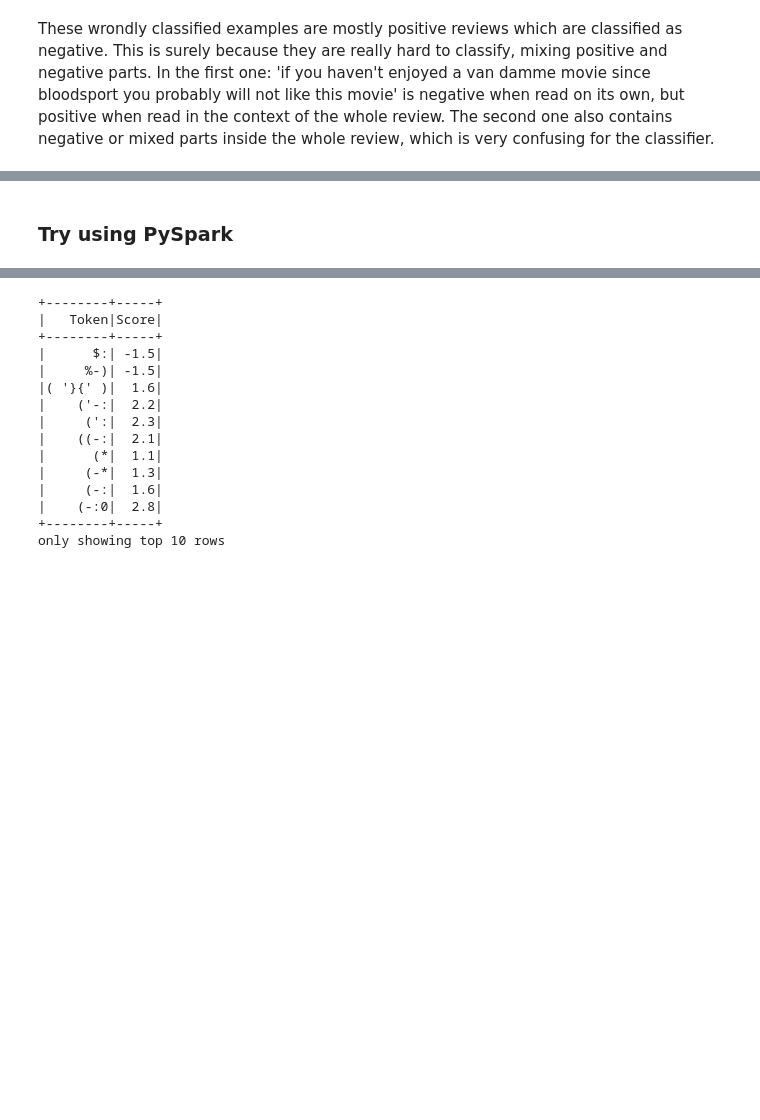
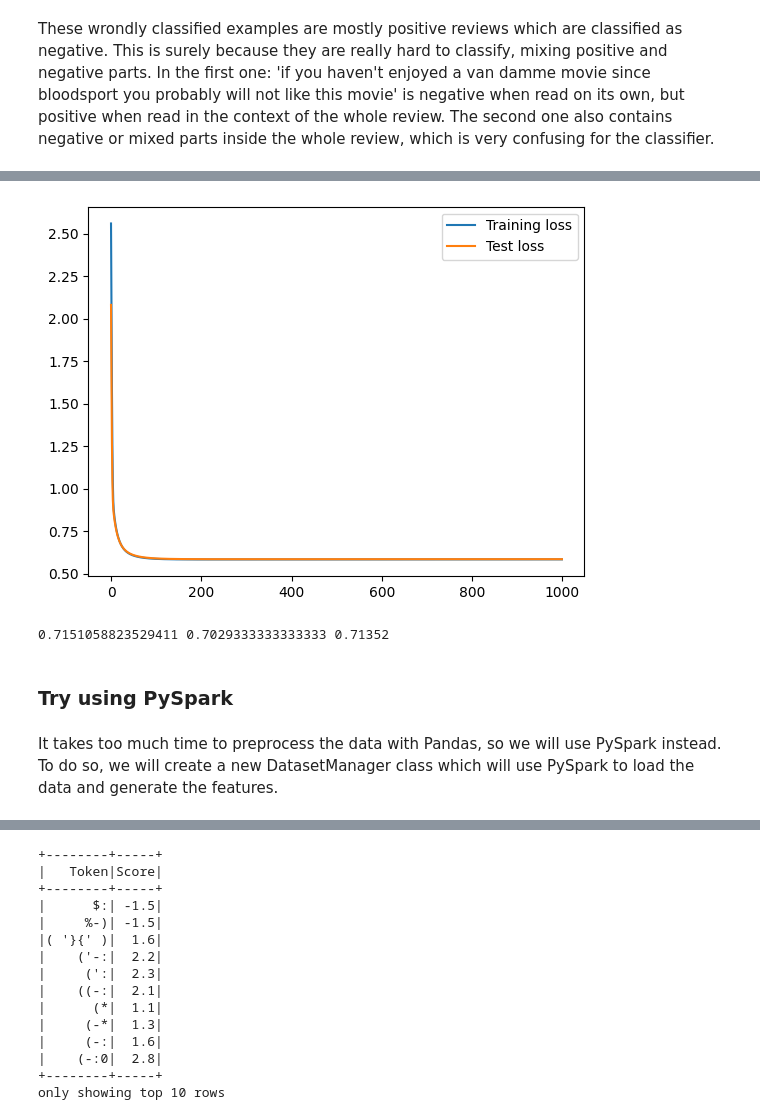
Before and after one commit to QuentinFISCH/nlp1-lab2, a Jupyter notebook: lab03/lab03.ipynb, the cells around one changed output, grey strips where cells are left out. Saved outputs shown, nothing was run; the diff lists cells and outputs as text; code cells hidden in the pictures; blank space fills up the shorter version.

```diff
--- a/lab03/lab03.ipynb
+++ b/lab03/lab03.ipynb
@@ -374,0 +717,8 @@ These wrondly classified examples are mostly positive reviews which are classifi
+# %%
+# reinitialize the model
+model = LinearRegression(6, 1)
+criterion = nn.BCEWithLogitsLoss()
+optimizer = torch.optim.SGD(model.parameters(), lr=0.01, weight_decay=0.5)
+
+classifier = ClassifierWrapper(model, criterion, optimizer, imdb_dataset)
+classifier.fit()
@@ -375,5 +736,22 @@ These wrondly classified examples are mostly positive reviews which are classifi
+# %%
+classifier.plot_losses()
+# %% [output]
+[figure, added]
+# %%
+p_train = classifier.predict(classifier.X_train)
+training_accuracy = np.mean(p_train == classifier.y_train.numpy())
+p_valid = classifier.predict(classifier.X_valid)
+valid_accuracy = np.mean(p_valid == classifier.y_valid.numpy())
+p_test = classifier.predict(classifier.features_test)
+test_accuracy = np.mean(p_test == classifier.labels_test.numpy())
+print(training_accuracy, valid_accuracy, test_accuracy)
+# %% [output]
+0.7151058823529411 0.7029333333333333 0.71352
 # %% [markdown]
 ### Try using PySpark
+# %% [markdown]
+It takes too much time to preprocess the data with Pandas, so we will use PySpark instead.
+To do so, we will create a new DatasetManager class which will use PySpark to load the data and generate the features.
 # %%
 # let's use pyspark to preprocess the data
 from pyspark.sql import SparkSession
```
Also changed, not shown: parts of 32 cells of this notebook.
